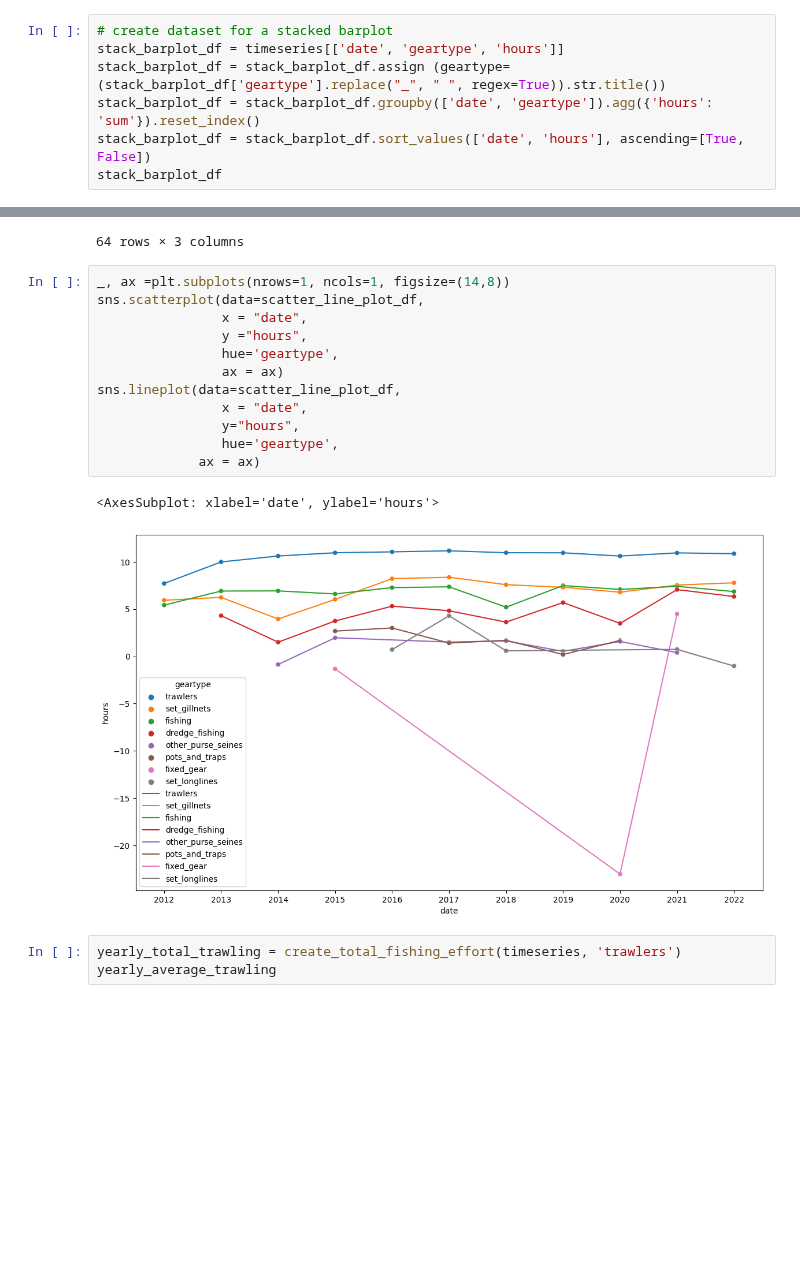
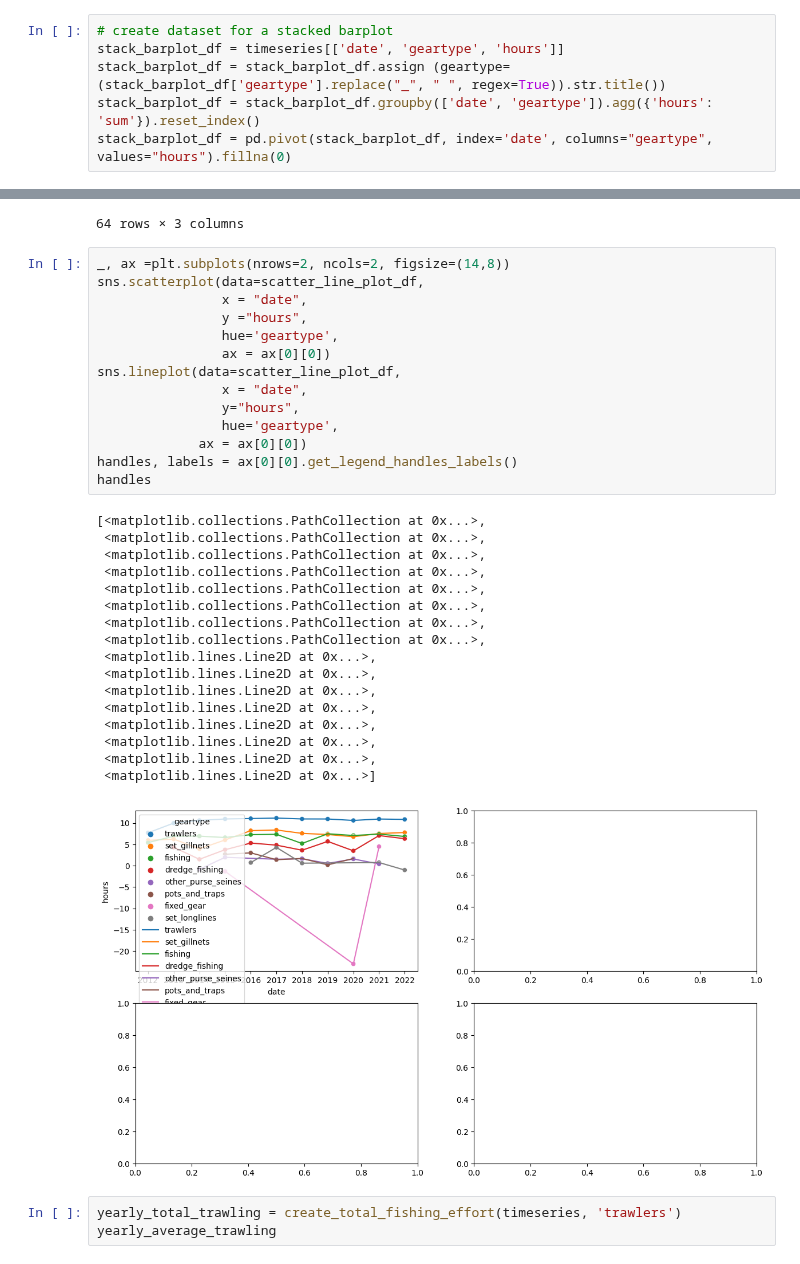
Before and after one commit to d2gex/fishery-analysis, a Jupyter notebook: src/firth_clyde_fishing_effort.ipynb, the cells around one changed output, grey strips where cells are left out. Drawn from its saved outputs; the diff is of its cells as text; blank space fills up the shorter version.

```diff
--- a/src/firth_clyde_fishing_effort.ipynb
+++ b/src/firth_clyde_fishing_effort.ipynb
@@ -145,5 +145,4 @@ skipping csv writing: file exists
 stack_barplot_df = timeseries[['date', 'geartype', 'hours']]
 stack_barplot_df = stack_barplot_df.assign (geartype=(stack_barplot_df['geartype'].replace("_", " ", regex=True)).str.title())
 stack_barplot_df = stack_barplot_df.groupby(['date', 'geartype']).agg({'hours': 'sum'}).reset_index()
-stack_barplot_df = stack_barplot_df.sort_values(['date', 'hours'], ascending=[True, False])
-stack_barplot_df
+stack_barplot_df = pd.pivot(stack_barplot_df, index='date', columns="geartype", values="hours").fillna(0)
@@ -187,20 +175,37 @@ scatter_line_plot_df
 | 62 | 2022 | set_longlines | -1.025517 |
 64 rows × 3 columns
 # %%
-_, ax =plt.subplots(nrows=1, ncols=1, figsize=(14,8))
+_, ax =plt.subplots(nrows=2, ncols=2, figsize=(14,8))
 sns.scatterplot(data=scatter_line_plot_df,
                 x = "date",
                 y ="hours",
                 hue='geartype',
-                ax = ax)
+                ax = ax[0][0])
 sns.lineplot(data=scatter_line_plot_df,
                 x = "date",
                 y="hours",
                 hue='geartype',
-             ax = ax)
+             ax = ax[0][0])
+handles, labels = ax[0][0].get_legend_handles_labels()
+handles
 # %% [output]
-<AxesSubplot: xlabel='date', ylabel='hours'>
+[<matplotlib.collections.PathCollection at 0x...>,
+ <matplotlib.collections.PathCollection at 0x...>,
+ <matplotlib.collections.PathCollection at 0x...>,
+ <matplotlib.collections.PathCollection at 0x...>,
+ <matplotlib.collections.PathCollection at 0x...>,
+ <matplotlib.collections.PathCollection at 0x...>,
+ <matplotlib.collections.PathCollection at 0x...>,
+ <matplotlib.collections.PathCollection at 0x...>,
+ <matplotlib.lines.Line2D at 0x...>,
+ <matplotlib.lines.Line2D at 0x...>,
+ <matplotlib.lines.Line2D at 0x...>,
+ <matplotlib.lines.Line2D at 0x...>,
+ <matplotlib.lines.Line2D at 0x...>,
+ <matplotlib.lines.Line2D at 0x...>,
+ <matplotlib.lines.Line2D at 0x...>,
+ <matplotlib.lines.Line2D at 0x...>]
-[figure, old version]
+[figure, new version]
 # %%
 yearly_total_trawling = create_total_fishing_effort(timeseries, 'trawlers')
 yearly_average_trawling
```
Also changed, not shown: parts of 2 cells of this notebook.
